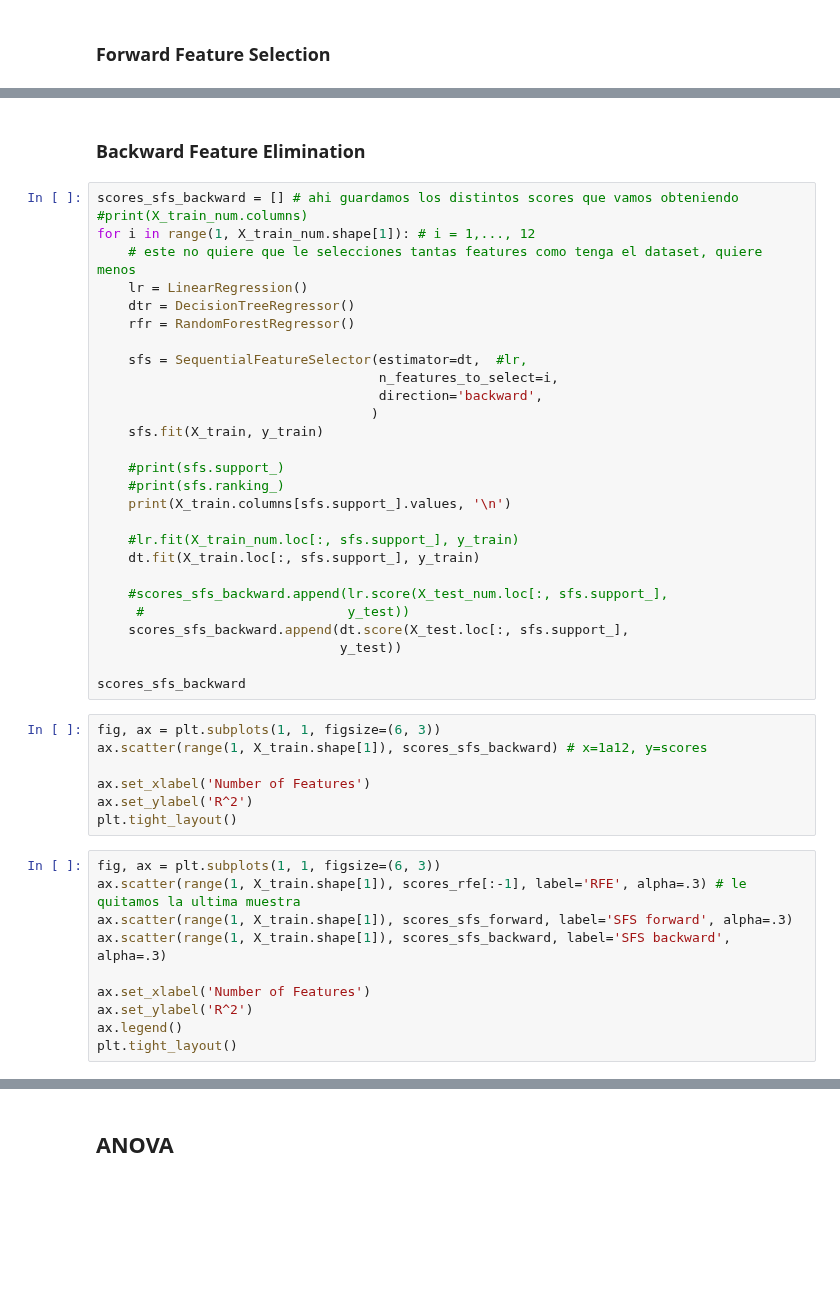
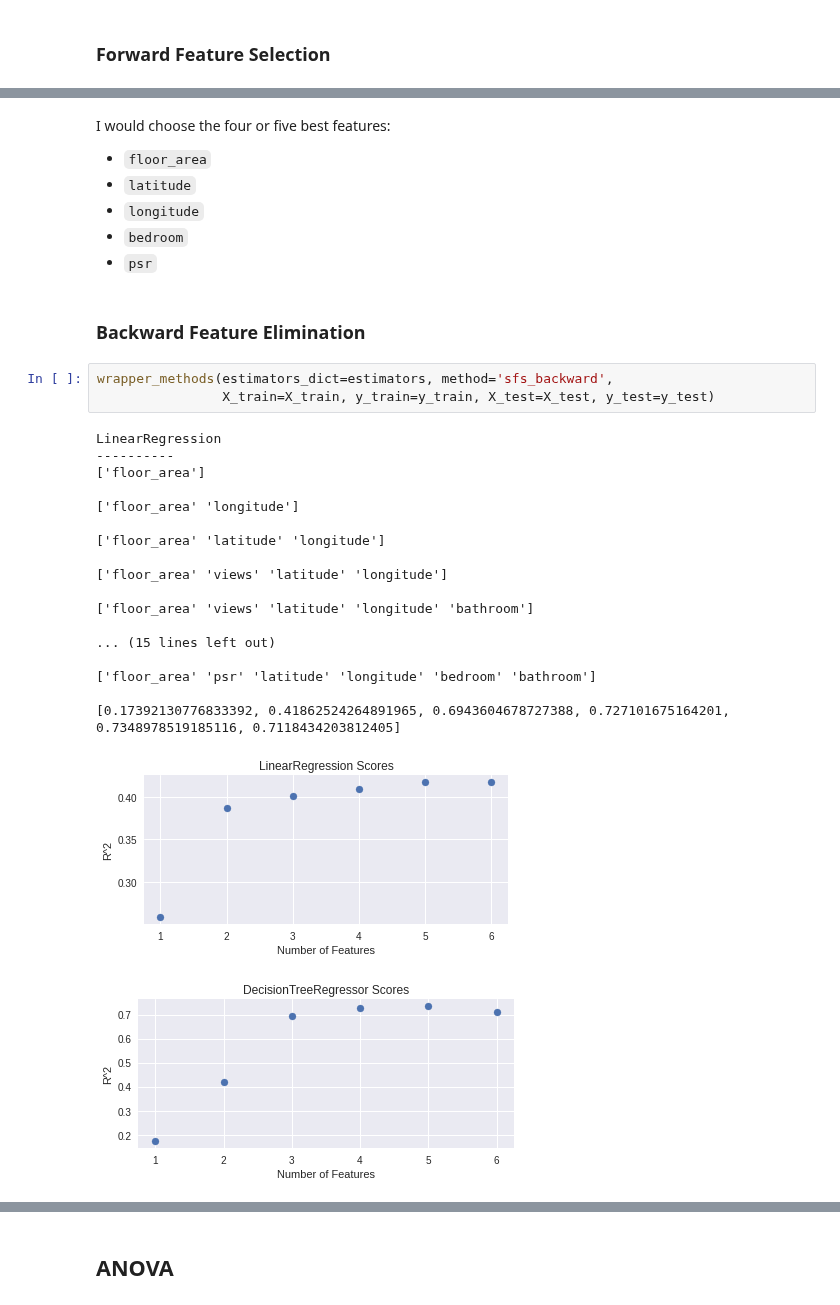
Before and after one commit to javiicc/Identifying_Potential_Investment_Opportunities_In_The_Irish_Real_Estate_Market_Using_MachineLearning, a Jupyter notebook: Data_Analysis.ipynb, the cells around one changed output, grey strips where cells are left out. Drawn from its saved outputs; the diff is of its cells as text; blank space fills up the shorter version.

```diff
--- a/Data_Analysis.ipynb
+++ b/Data_Analysis.ipynb
@@ -1125,47 +1094,33 @@ plt.tight_layout()
+# %% [markdown]
+I would choose the four or five best features:
+
+- `floor_area`
+- `latitude`
+- `longitude`
+- `bedroom`
+- `psr`
 # %% [markdown]
 ### Backward Feature Elimination
-# %%
-scores_sfs_backward = [] # ahi guardamos los distintos scores que vamos obteniendo
-#print(X_train_num.columns)
-for i in range(1, X_train_num.shape[1]): # i = 1,..., 12
-    # este no quiere que le selecciones tantas features como tenga el dataset, quiere menos
-    lr = LinearRegression()
-    dtr = DecisionTreeRegressor()
-    rfr = RandomForestRegressor()
-
-    sfs = SequentialFeatureSelector(estimator=dt,  #lr,
-                                    n_features_to_select=i,
-                                    direction='backward',
-                                   )
-    sfs.fit(X_train, y_train)
-
-    #print(sfs.support_)
-    #print(sfs.ranking_)
-    print(X_train.columns[sfs.support_].values, '\n')
-
-    #lr.fit(X_train_num.loc[:, sfs.support_], y_train)
-    dt.fit(X_train.loc[:, sfs.support_], y_train)
-
-    #scores_sfs_backward.append(lr.score(X_test_num.loc[:, sfs.support_],
-     #                          y_test))
-    scores_sfs_backward.append(dt.score(X_test.loc[:, sfs.support_],
-                               y_test))
-
-scores_sfs_backward
-# %%
-fig, ax = plt.subplots(1, 1, figsize=(6, 3))
-ax.scatter(range(1, X_train.shape[1]), scores_sfs_backward) # x=1a12, y=scores
-
-ax.set_xlabel('Number of Features')
-ax.set_ylabel('R^2')
-plt.tight_layout()
-# %%
-fig, ax = plt.subplots(1, 1, figsize=(6, 3))
-ax.scatter(range(1, X_train.shape[1]), scores_rfe[:-1], label='RFE', alpha=.3) # le quitamos la ultima muestra
-ax.scatter(range(1, X_train.shape[1]), scores_sfs_forward, label='SFS forward', alpha=.3)
-ax.scatter(range(1, X_train.shape[1]), scores_sfs_backward, label='SFS backward', alpha=.3)
-
-ax.set_xlabel('Number of Features')
-ax.set_ylabel('R^2')
-ax.legend()
-plt.tight_layout()
+# %%
+wrapper_methods(estimators_dict=estimators, method='sfs_backward',
+                X_train=X_train, y_train=y_train, X_test=X_test, y_test=y_test)
+# %% [output]
+LinearRegression
+----------
+['floor_area']
+
+['floor_area' 'longitude']
+
+['floor_area' 'latitude' 'longitude']
+
+['floor_area' 'views' 'latitude' 'longitude']
+
+['floor_area' 'views' 'latitude' 'longitude' 'bathroom']
+
+... (15 lines left out)
+
+['floor_area' 'psr' 'latitude' 'longitude' 'bedroom' 'bathroom']
+
+[0.17392130776833392, 0.41862524264891965, 0.6943604678727388, 0.727101675164201, 0.7348978519185116, 0.7118434203812405]
+[figure, added]
+[figure, added]
```
Also changed, not shown: parts of 23 cells of this notebook, 1 other file.
